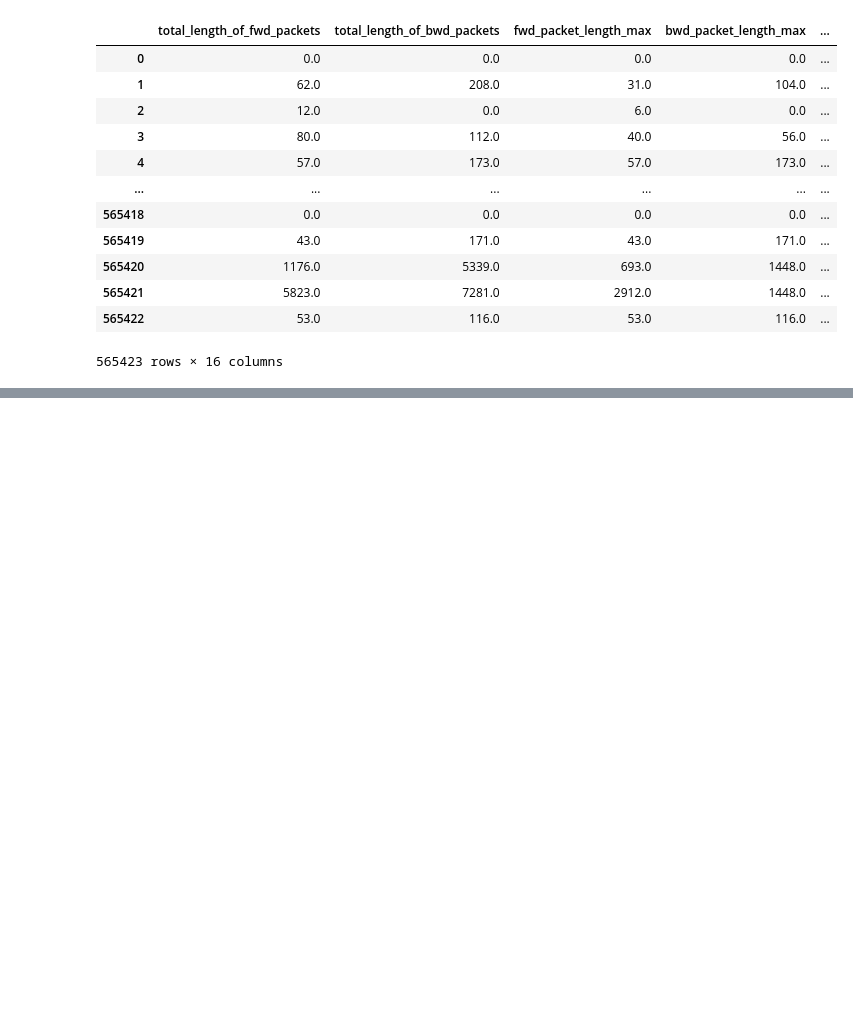
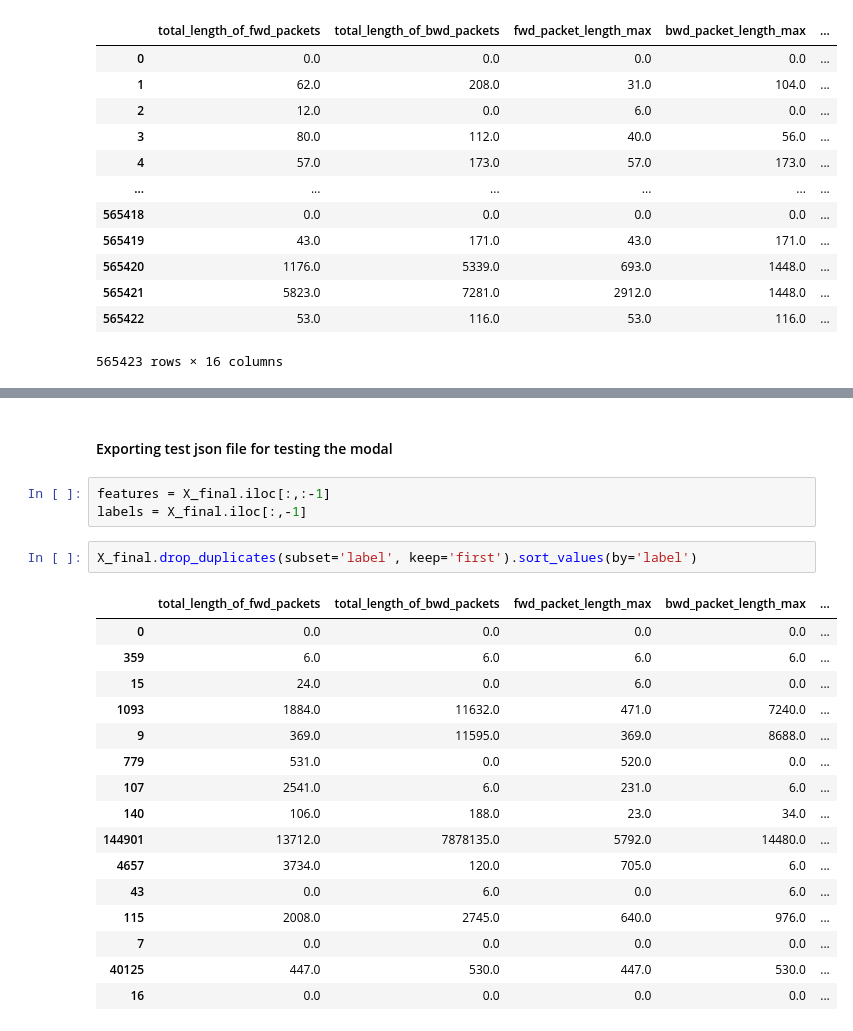
Before and after one commit to thenandansrinivas/XAINIDS, a Jupyter notebook: cicids/preprocess.ipynb, the cells around one changed output, grey strips where cells are left out. Drawn from its saved outputs; the diff is of its cells as text; blank space fills up the shorter version.

```diff
--- a/cicids/preprocess.ipynb
+++ b/cicids/preprocess.ipynb
@@ -315,3 +315,27 @@ dtypes: float64(15), int64(1)
 memory usage: 69.0 MB
 
 🚀 Preprocessing complete — proceed to the modeling step.
+# %% [markdown]
+#### Exporting test json file for testing the modal
+# %%
+features = X_final.iloc[:,:-1]
+labels = X_final.iloc[:,-1]
+# %%
+X_final.drop_duplicates(subset='label', keep='first').sort_values(by='label')
+# %% [output]
+|  | total_length_of_fwd_packets | total_length_of_bwd_packets | fwd_packet_length_max | bwd_packet_length_max | ... |
+| 0 | 0.0 | 0.0 | 0.0 | 0.0 | ... |
+| 359 | 6.0 | 6.0 | 6.0 | 6.0 | ... |
+| 15 | 24.0 | 0.0 | 6.0 | 0.0 | ... |
+| 1093 | 1884.0 | 11632.0 | 471.0 | 7240.0 | ... |
+| 9 | 369.0 | 11595.0 | 369.0 | 8688.0 | ... |
+| 779 | 531.0 | 0.0 | 520.0 | 0.0 | ... |
+| 107 | 2541.0 | 6.0 | 231.0 | 6.0 | ... |
+| 140 | 106.0 | 188.0 | 23.0 | 34.0 | ... |
+| 144901 | 13712.0 | 7878135.0 | 5792.0 | 14480.0 | ... |
+| 4657 | 3734.0 | 120.0 | 705.0 | 6.0 | ... |
+| 43 | 0.0 | 6.0 | 0.0 | 6.0 | ... |
+| 115 | 2008.0 | 2745.0 | 640.0 | 976.0 | ... |
+| 7 | 0.0 | 0.0 | 0.0 | 0.0 | ... |
+| 40125 | 447.0 | 530.0 | 447.0 | 530.0 | ... |
+| 16 | 0.0 | 0.0 | 0.0 | 0.0 | ... |
```
Also changed, not shown: parts of 4 cells of this notebook, 4 other files.
